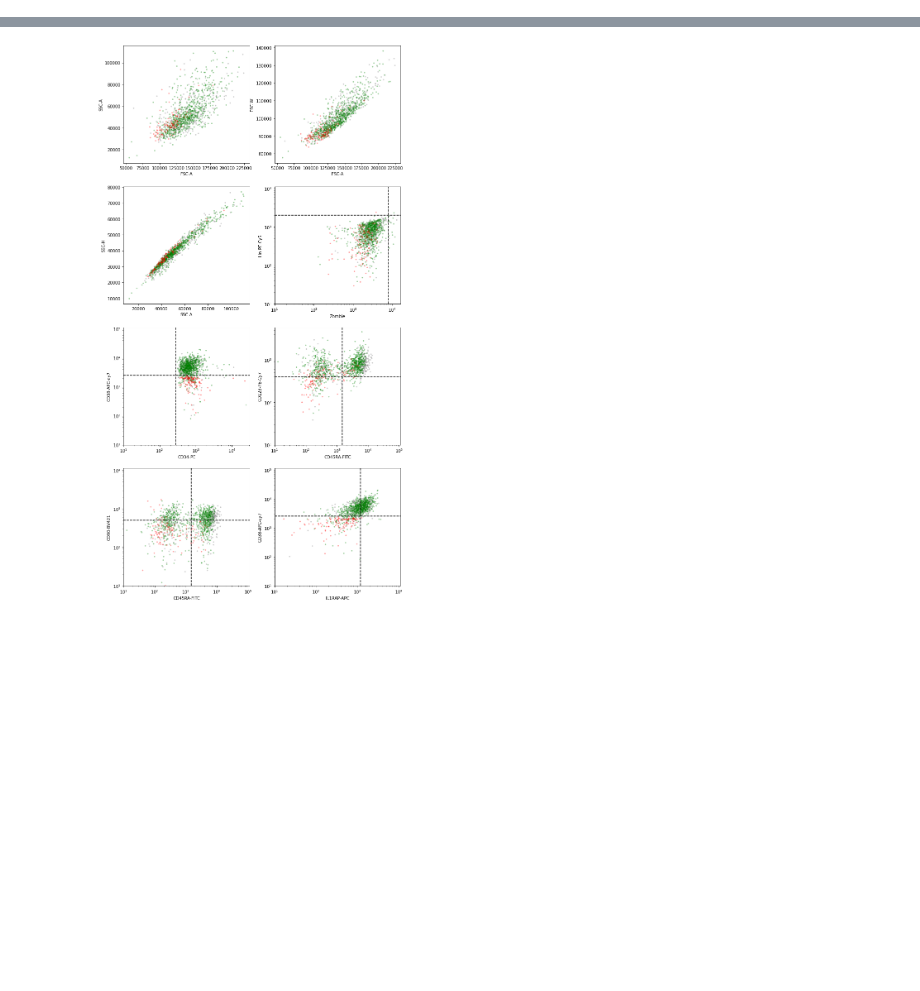
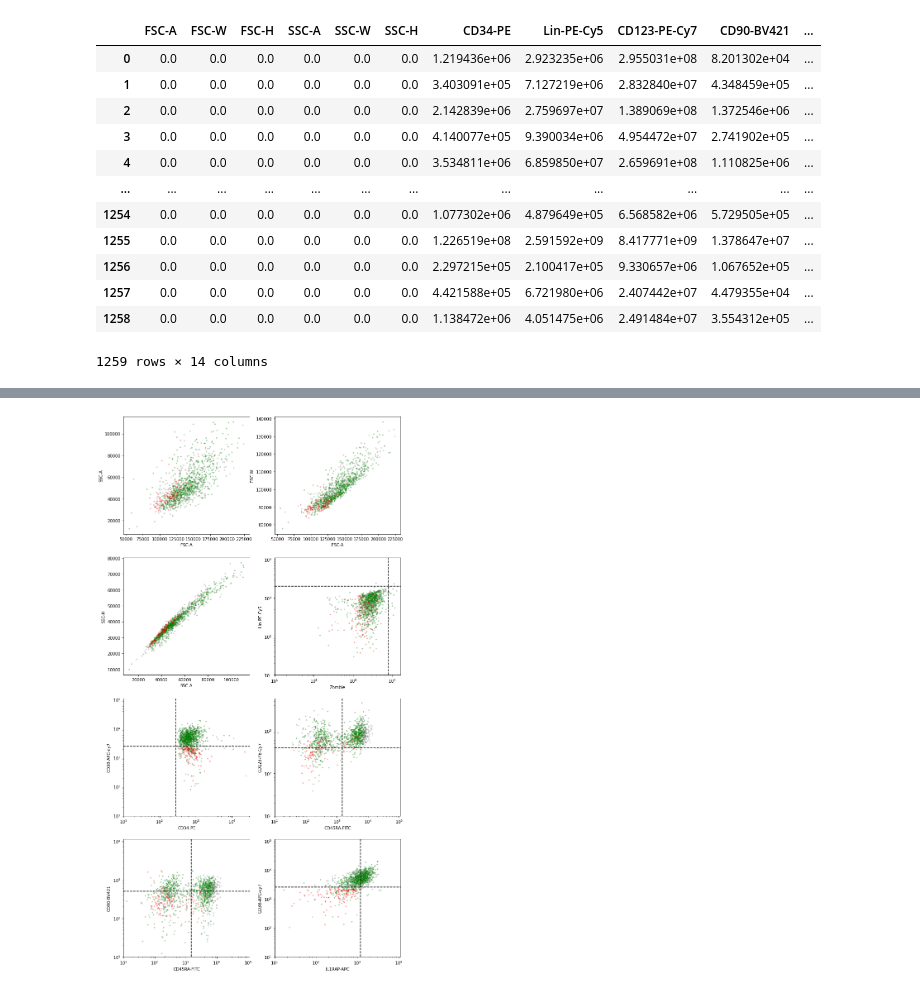
Before and after one commit to AnnatinaSchnegg/AS_amplicons, a Jupyter notebook: Code/Index - RN CD34.ipynb, the cells around one changed output, grey strips where cells are left out. Cells and saved outputs as stored; diff of their text form; code cells hidden in the pictures; blank space fills up the shorter version.

```diff
--- a/Code/Index - RN CD34.ipynb
+++ b/Code/Index - RN CD34.ipynb
@@ -174,3 +344,20 @@ CD34_alldata_comp = data_dict_comp['not_seq'].append(data_dict_comp['AS-197'], i
+# %%
+#ANNATINA: But something is definitely happening in the compendation stepp..
+CD34_alldata_comp.iloc[:,:-3] - CD34_alldata.iloc[:,:-3]
+# %% [output]
+|  | FSC-A | FSC-W | FSC-H | SSC-A | SSC-W | SSC-H | CD34-PE | Lin-PE-Cy5 | CD123-PE-Cy7 | CD90-BV421 | ... |
+| 0 | 0.0 | 0.0 | 0.0 | 0.0 | 0.0 | 0.0 | 1.219436e+06 | 2.923235e+06 | 2.955031e+08 | 8.201302e+04 | ... |
+| 1 | 0.0 | 0.0 | 0.0 | 0.0 | 0.0 | 0.0 | 3.403091e+05 | 7.127219e+06 | 2.832840e+07 | 4.348459e+05 | ... |
+| 2 | 0.0 | 0.0 | 0.0 | 0.0 | 0.0 | 0.0 | 2.142839e+06 | 2.759697e+07 | 1.389069e+08 | 1.372546e+06 | ... |
+| 3 | 0.0 | 0.0 | 0.0 | 0.0 | 0.0 | 0.0 | 4.140077e+05 | 9.390034e+06 | 4.954472e+07 | 2.741902e+05 | ... |
+| 4 | 0.0 | 0.0 | 0.0 | 0.0 | 0.0 | 0.0 | 3.534811e+06 | 6.859850e+07 | 2.659691e+08 | 1.110825e+06 | ... |
+| ... | ... | ... | ... | ... | ... | ... | ... | ... | ... | ... | ... |
+| 1254 | 0.0 | 0.0 | 0.0 | 0.0 | 0.0 | 0.0 | 1.077302e+06 | 4.879649e+05 | 6.568582e+06 | 5.729505e+05 | ... |
+| 1255 | 0.0 | 0.0 | 0.0 | 0.0 | 0.0 | 0.0 | 1.226519e+08 | 2.591592e+09 | 8.417771e+09 | 1.378647e+07 | ... |
+| 1256 | 0.0 | 0.0 | 0.0 | 0.0 | 0.0 | 0.0 | 2.297215e+05 | 2.100417e+05 | 9.330657e+06 | 1.067652e+05 | ... |
+| 1257 | 0.0 | 0.0 | 0.0 | 0.0 | 0.0 | 0.0 | 4.421588e+05 | 6.721980e+06 | 2.407442e+07 | 4.479355e+04 | ... |
+| 1258 | 0.0 | 0.0 | 0.0 | 0.0 | 0.0 | 0.0 | 1.138472e+06 | 4.051475e+06 | 2.491484e+07 | 3.554312e+05 | ... |
+1259 rows × 14 columns
 # %%
 #QC step Check number of cells in each df - why is there a cell missing in plate AS-197?
 x = 0
```
Also changed, not shown: parts of 10 cells of this notebook.
